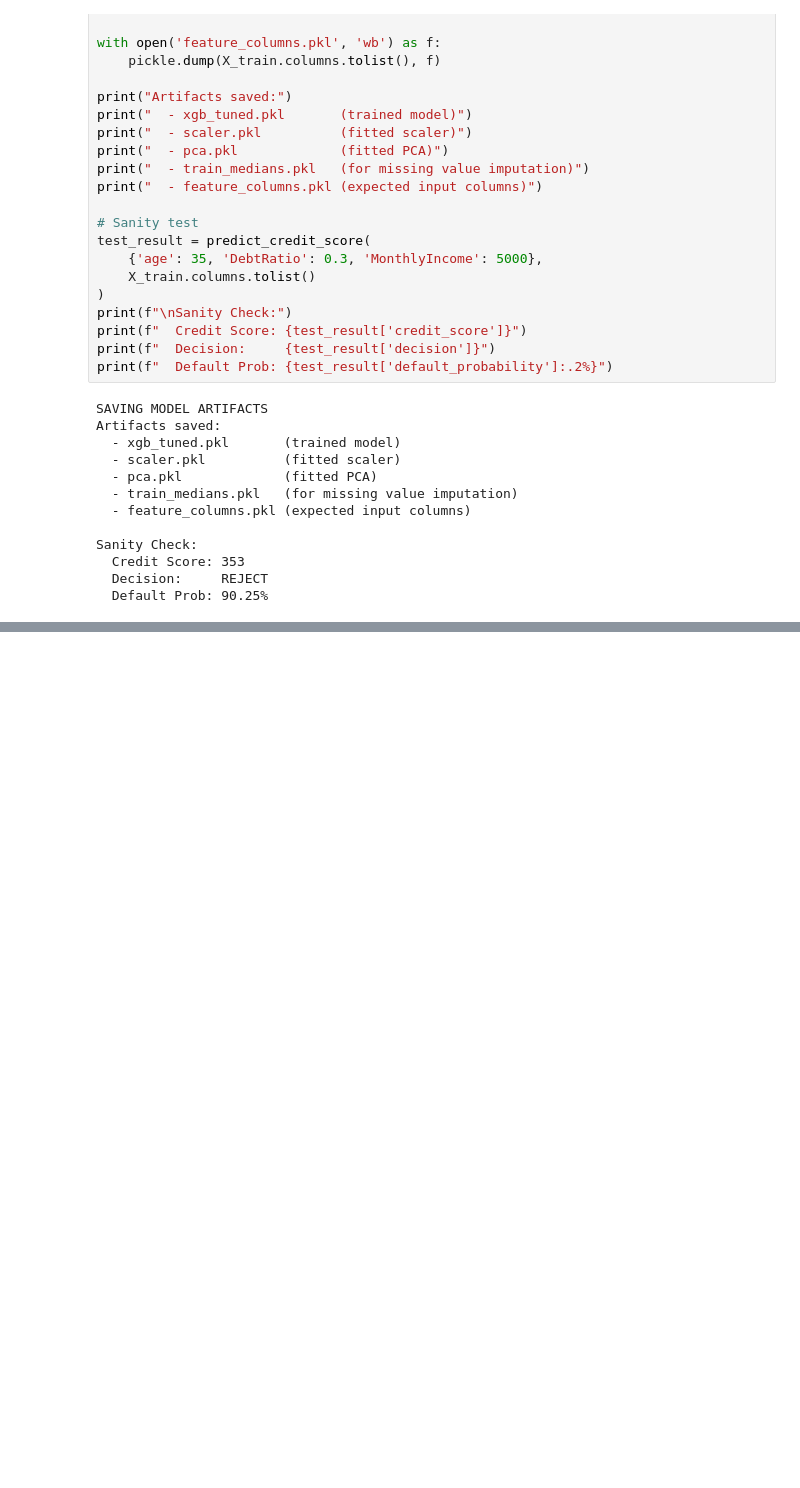
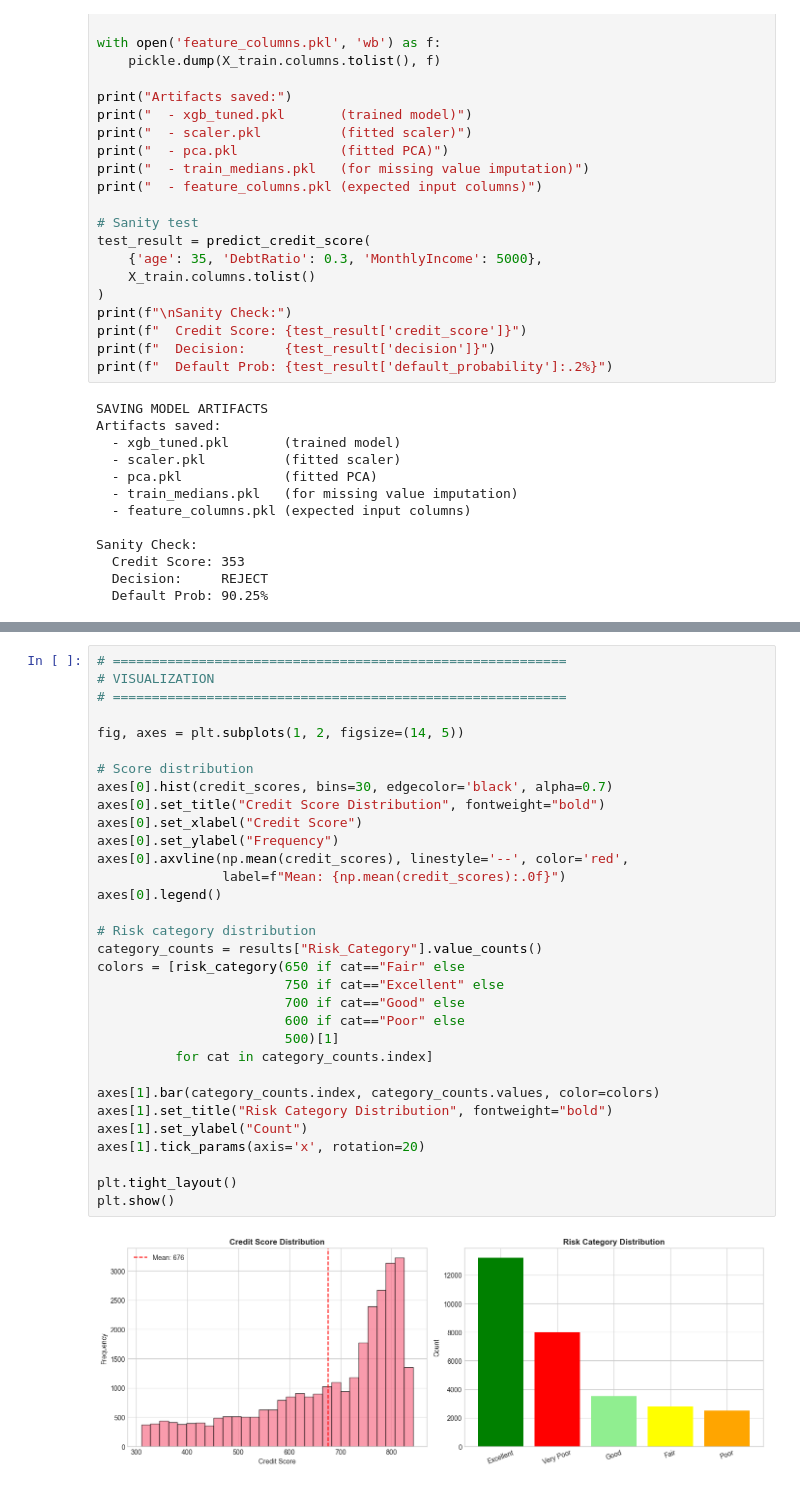
Before and after one commit to nisarvati/credit-scoring-pred, a Jupyter notebook: credit-score-final.ipynb, the cells around one changed output, grey strips where cells are left out. Saved outputs shown, nothing was run; the diff lists cells and outputs as text; blank space fills up the shorter version.

```diff
--- a/credit-score-final.ipynb
+++ b/credit-score-final.ipynb
@@ -2596,0 +2873,34 @@ Sanity Check:
+# %%
+# ==========================================================
+# VISUALIZATION
+# ==========================================================
+
+fig, axes = plt.subplots(1, 2, figsize=(14, 5))
+
+# Score distribution
+axes[0].hist(credit_scores, bins=30, edgecolor='black', alpha=0.7)
+axes[0].set_title("Credit Score Distribution", fontweight="bold")
+axes[0].set_xlabel("Credit Score")
+axes[0].set_ylabel("Frequency")
+axes[0].axvline(np.mean(credit_scores), linestyle='--', color='red',
+                label=f"Mean: {np.mean(credit_scores):.0f}")
+axes[0].legend()
+
+# Risk category distribution
+category_counts = results["Risk_Category"].value_counts()
+colors = [risk_category(650 if cat=="Fair" else
+                        750 if cat=="Excellent" else
+                        700 if cat=="Good" else
+                        600 if cat=="Poor" else
+                        500)[1]
+          for cat in category_counts.index]
+
+axes[1].bar(category_counts.index, category_counts.values, color=colors)
+axes[1].set_title("Risk Category Distribution", fontweight="bold")
+axes[1].set_ylabel("Count")
+axes[1].tick_params(axis='x', rotation=20)
+
+plt.tight_layout()
+plt.show()
+# %% [output]
+[figure, added]
```
Also changed, not shown: parts of 9 cells of this notebook, 3 other files.
